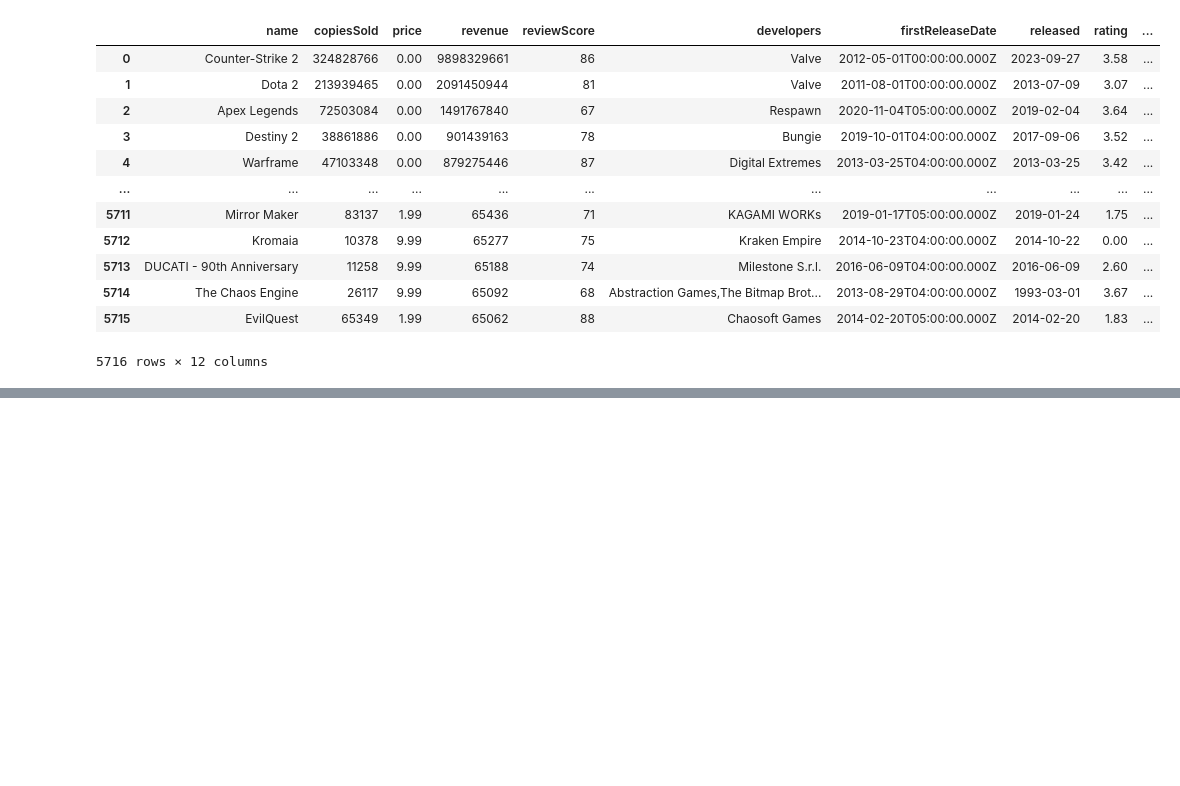
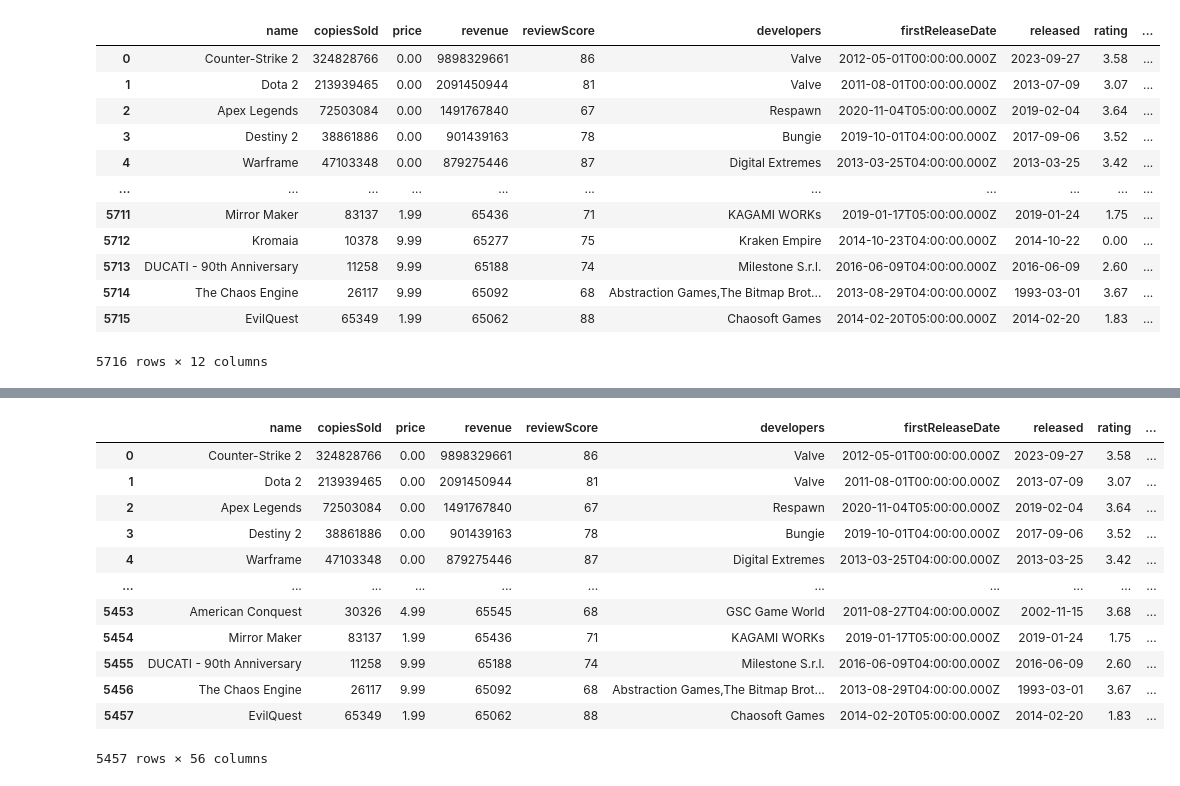
Before and after one commit to dengidredengi/DE-Scraping-API, a Jupyter notebook: eda.ipynb, the cells around one changed output, grey strips where cells are left out. Saved outputs shown, nothing was run; the diff lists cells and outputs as text; code cells hidden in the pictures; blank space fills up the shorter version.

Commit message:
One-hot platforms

```diff
--- a/eda.ipynb
+++ b/eda.ipynb
@@ -112 +114,4 @@ cleaned
 5458 rows × 12 columns
+# %%
+one_hotted_platforms = cleaned['platforms'].str.get_dummies(sep=', ') # Применяем one-hot encoding для сепарирования платформ и анализа конкретно интересующих (популярных)
+one_hotted_platforms.columns
@@ -112,0 +129,22 @@ cleaned
+# %%
+cleaned = pd.concat([cleaned, one_hotted_platforms], axis=1)
+
+prefers = ['PC', 'Android', 'iOS', 'macOS', 'Nintendo Switch', 'PlayStation 4', 'PlayStation 5', 'Xbox One', 'Xbox Series S/X']
+
+cleaned_platforms = cleaned[cleaned[prefers].any(axis=1)] # Берем только игры, выпущенные на самых популярных платформах
+
+cleaned_platforms
+# %% [output]
+|  | name | copiesSold | price | revenue | reviewScore | developers | firstReleaseDate | released | rating | ... |
+| 0 | Counter-Strike 2 | 324828766 | 0.00 | 9898329661 | 86 | Valve | 2012-05-01T00:00:00.000Z | 2023-09-27 | 3.58 | ... |
+| 1 | Dota 2 | 213939465 | 0.00 | 2091450944 | 81 | Valve | 2011-08-01T00:00:00.000Z | 2013-07-09 | 3.07 | ... |
+| 2 | Apex Legends | 72503084 | 0.00 | 1491767840 | 67 | Respawn | 2020-11-04T05:00:00.000Z | 2019-02-04 | 3.64 | ... |
+| 3 | Destiny 2 | 38861886 | 0.00 | 901439163 | 78 | Bungie | 2019-10-01T04:00:00.000Z | 2017-09-06 | 3.52 | ... |
+| 4 | Warframe | 47103348 | 0.00 | 879275446 | 87 | Digital Extremes | 2013-03-25T04:00:00.000Z | 2013-03-25 | 3.42 | ... |
+| ... | ... | ... | ... | ... | ... | ... | ... | ... | ... | ... |
+| 5453 | American Conquest | 30326 | 4.99 | 65545 | 68 | GSC Game World | 2011-08-27T04:00:00.000Z | 2002-11-15 | 3.68 | ... |
+| 5454 | Mirror Maker | 83137 | 1.99 | 65436 | 71 | KAGAMI WORKs | 2019-01-17T05:00:00.000Z | 2019-01-24 | 1.75 | ... |
+| 5455 | DUCATI - 90th Anniversary | 11258 | 9.99 | 65188 | 74 | Milestone S.r.l. | 2016-06-09T04:00:00.000Z | 2016-06-09 | 2.60 | ... |
+| 5456 | The Chaos Engine | 26117 | 9.99 | 65092 | 68 | Abstraction Games,The Bitmap Brot... | 2013-08-29T04:00:00.000Z | 1993-03-01 | 3.67 | ... |
+| 5457 | EvilQuest | 65349 | 1.99 | 65062 | 88 | Chaosoft Games | 2014-02-20T05:00:00.000Z | 2014-02-20 | 1.83 | ... |
+5457 rows × 56 columns
```
Also changed, not shown: parts of 3 cells of this notebook.
